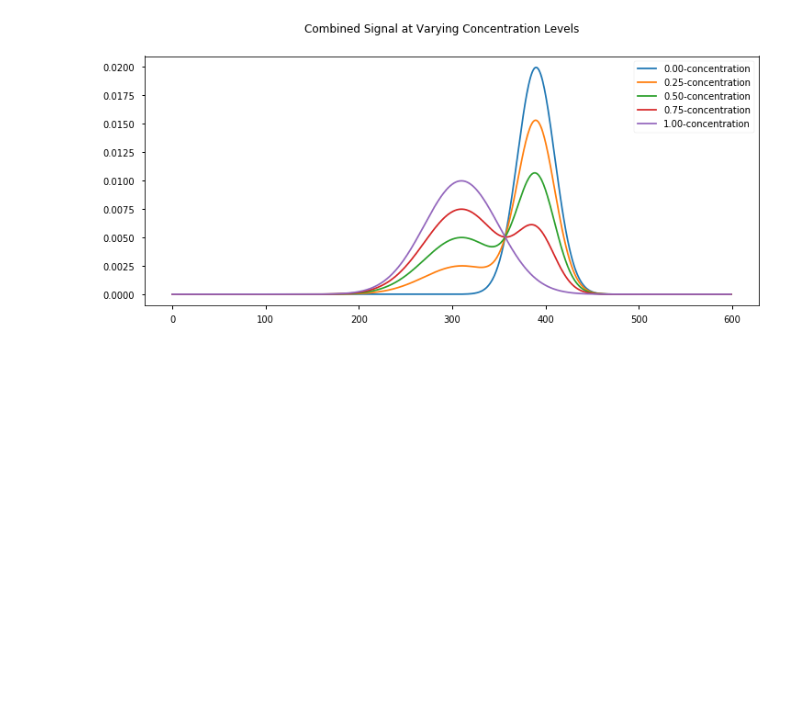
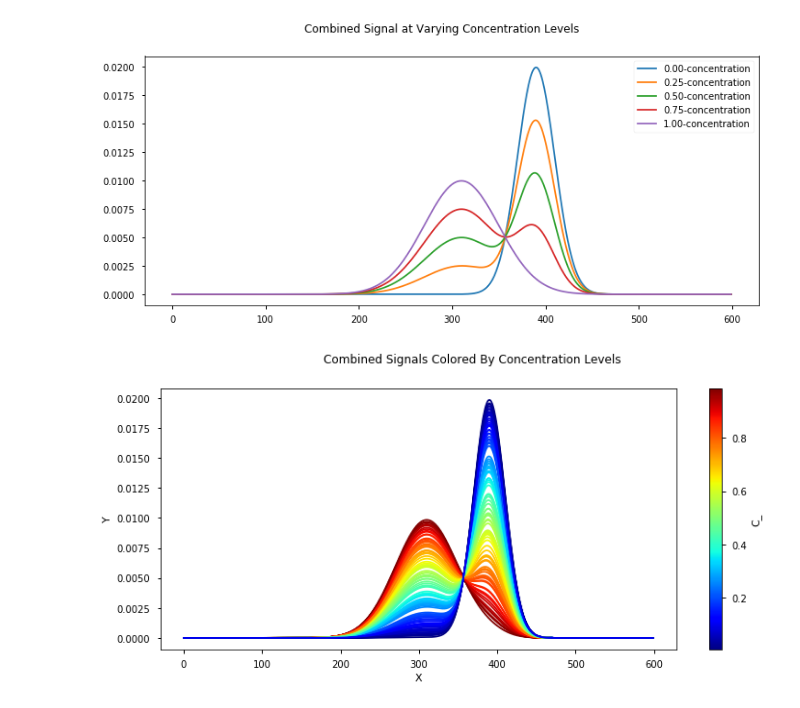
Before and after one commit to mjsiers/practice-data-cpcapaper, a Jupyter notebook: notebooks/generators/01-signal-generation.ipynb, the cells around one changed output. Drawn from its saved outputs; the diff is of its cells as text; code cells hidden in the pictures; blank space fills up the shorter version.

Commit message:
Updated the signal generation notebook.

```diff
--- a/notebooks/generators/01-signal-generation.ipynb
+++ b/notebooks/generators/01-signal-generation.ipynb
@@ -47,3 +47,36 @@ plt.legend()
 # %% [output]
 <matplotlib.legend.Legend at 0x...>
 [figure]
+# %%
+nsamples = 100
+C_levels = np.random.rand(nsamples)
+C_matrix = np.vstack((C_levels, (1-C_levels))).T
+samples = np.dot(C_matrix, S_true)
+
+# norm is a class which, when called, can normalize data into the
+# [0.0, 1.0] interval.
+norm = mpl.colors.Normalize(vmin=np.min(C_levels), vmax=np.max(C_levels))
+
+# create a ScalarMappable and initialize a data structure
+jet = plt.get_cmap('jet')
+s_m = mpl.cm.ScalarMappable(norm=norm, cmap=jet)
+s_m.set_array([])
+
+# plotting spectra
+# calling the ScalarMappable that was initialised with c_m and norm
+fig, axs = plt.subplots()
+for i in range(nsamples):
+    color = s_m.to_rgba(C_levels[i])
+    axs.plot(x, samples[i, :].T, color=color)
+
+# we plot the colorbar, using again our
+# ScalarMappable
+c_bar = plt.colorbar(s_m)
+c_bar.set_label(r"C_")
+
+fig.suptitle('Combined Signals Colored By Concentration Levels')
+plt.xlabel('X')
+plt.ylabel('Y')
+plt.show()
+# %% [output]
+[figure, added]
```
Also changed, not shown: parts of 3 cells of this notebook, 1 other file.
